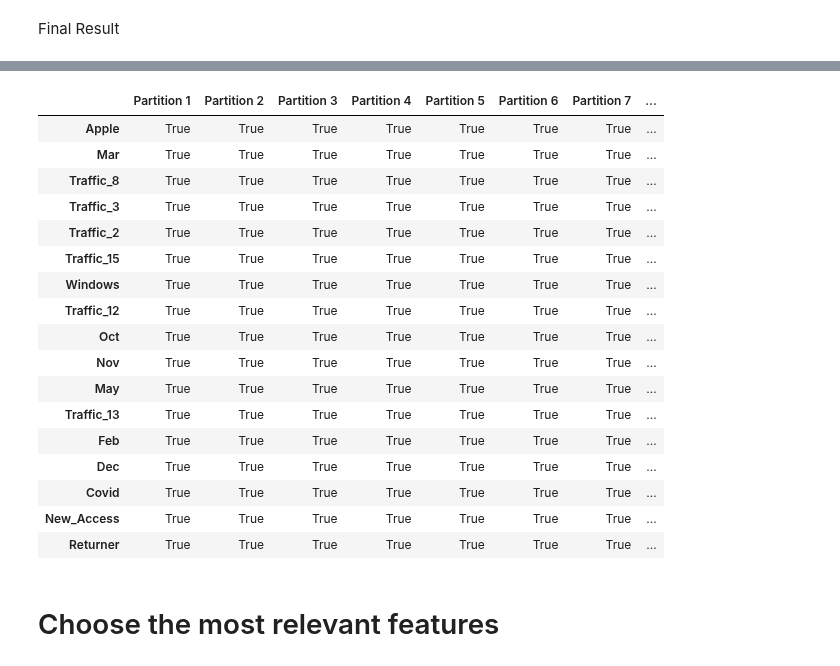
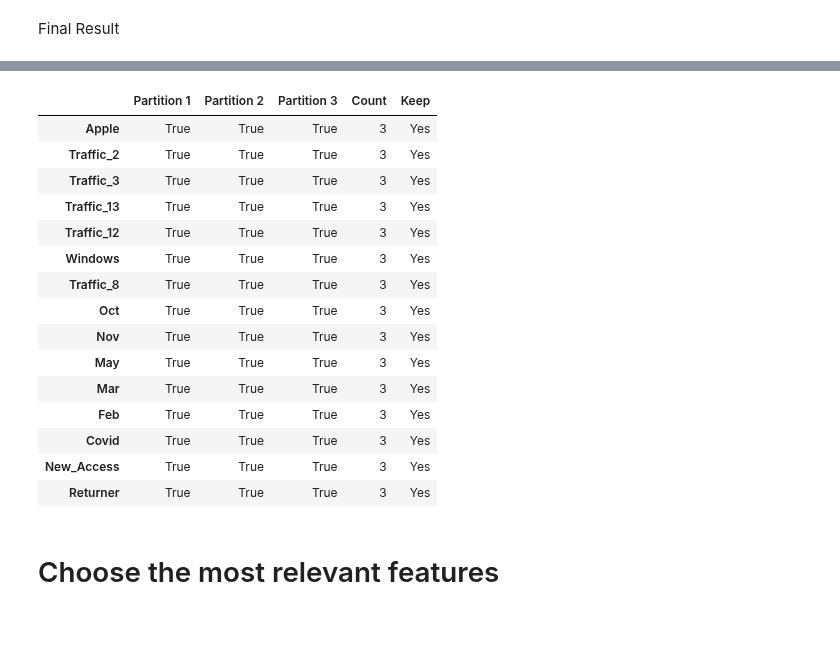
Before and after one commit to JohnnyCodess/Project-Machine-Learning, a Jupyter notebook: 202122 Fall AA Group60 Notebook-Copy1.ipynb, the cells around one changed output, grey strips where cells are left out. Saved outputs shown, nothing was run; the diff lists cells and outputs as text; code cells hidden in the pictures; blank space fills up the shorter version.

```diff
--- a/202122 Fall AA Group60 Notebook-Copy1.ipynb
+++ b/202122 Fall AA Group60 Notebook-Copy1.ipynb
@@ -210,11 +222,6 @@ def create_new_variables(df):
     df['Apple'] = df['OS'].apply(lambda x: bool(1) if x == 'MacOSX' or x == 'iOS' else bool(0))
     df['Windows'] = df['OS'].apply(lambda x: bool(1) if x == 'Windows' else bool(0))
     df['Android'] = df['OS'].apply(lambda x: bool(1) if x == 'Android' else bool(0))
-
-    # Create binary variables for the most common countries
-    df['Portugal'] = df['Country'].apply(lambda x: bool(1) if x == 'Portugal' else bool(0))
-    df['Iberian_Peninsula'] = df['Country'].apply(lambda x: bool(1) if x == 'Portugal' or x == 'Spain' else bool(0))
-    df['Spain'] = df['Country'].apply(lambda x: bool(1) if x == 'Spain' else bool(0))
 
     # Create binary variables for type of visitors
     df['Returner'] = df['Type_of_Visitor'].apply(lambda x: bool(1) if x == 'Returner' else bool(0))
@@ -266,7 +273,9 @@ def create_new_variables(df):
     df['Browser'] = df['Browser'].apply(lambda x: 'Browser_' + str(x))
     browser = pd.DataFrame(pd.get_dummies(df['Browser'], drop_first = True, dtype=bool))
 
-    df = pd.concat((df,month,type_traffic,browser), axis=1)
+    country=pd.DataFrame(pd.get_dummies(df['Country'], drop_first = True, dtype=bool))
+
+    df = pd.concat((df,month,type_traffic,browser,country), axis=1)
 
     return df
 # %%
@@ -330,16 +331,14 @@ target = techscape['Buy']
-# %%
-# Split the data --> use random state !!
-X_train, X_val, y_train, y_val = train_test_split(data, target, train_size=0.75, stratify = target, random_state=5)
-
-X_train_metric = X_train.select_dtypes(include=np.number).set_index(X_train.index)
-
-# Scale the data
-scaler = MinMaxScaler().fit(X_train_metric)
-
-X_train_metric_scaled = scaler.transform(X_train_metric)
-X_train_metric_scaled = pd.DataFrame(X_train_metric_scaled, columns = X_train_metric.columns).set_index(X_train.index)
 # %% [markdown]
 # Feature Selection
+# %%
+# Subset of data including only the numerical features
+data_metric = data.select_dtypes(include=np.number).set_index(data.index)
+data_non_metric = data.select_dtypes(exclude=np.number).set_index(data.index)
+
+# Scale the data
+scaler = MinMaxScaler().fit(data_metric)
+
+data_metric_scaled = pd.DataFrame(scaler.transform(data_metric), columns = data_metric.columns).set_index(data.index)
 # %% [markdown]
 Filter Methods:
 # %%
@@ -430 +420,8 @@ skf = StratifiedKFold(n_splits=10)
+# %%
+# Define target variable
+data = techscape.drop(['Buy'], axis=1)
+target = techscape['Buy']
+
+# Create a Stratified KFold with 10 splits
+skf = StratifiedKFold(n_splits=3)
 # %%
@@ -791,52 +859,50 @@ for train_index, val_index in skf.split(data_non_metric, target):
             chi2, p, dof, expected = stats.chi2_contingency(dfObserved.values)
             dfExpected = pd.DataFrame(expected, columns = dfObserved.columns, index = dfObserved.index)
 
             if p < 0.05:
                 importance_list.append(True)
             else:
                 importance_list.append(False)
 
         selected_features = pd.Series(importance_list, index = X_train.columns, name=f'Partition {fold}')
 
         chi_square_results = pd.concat((chi_square_results, selected_features), axis=1)
 
         fold+=1
 
 
 # Add new column with count of True's
 count_chi_square_list = []
 for index, row in chi_square_results.iterrows():
     count = 0
     for elem in row:
         if elem == True:
             count+=1
     count_chi_square_list.append(count)
 
 chi_square_results['Count'] = count_chi_square_list
 
 chi_square_results.sort_values(by='Count', ascending=False, inplace = True)
 
-chi_square_results['Keep'] = chi_square_results['Count'].apply(lambda x: 'Yes' if x == 10 else 'No')
+chi_square_results['Keep'] = chi_square_results['Count'].apply(lambda x: 'Yes' if x == 3 else 'No')
 chi_square_results[chi_square_results['Keep'] == 'Yes']
 # %% [output]
-|  | Partition 1 | Partition 2 | Partition 3 | Partition 4 | Partition 5 | Partition 6 | Partition 7 | ... |
-| Apple | True | True | True | True | True | True | True | ... |
-| Mar | True | True | True | True | True | True | True | ... |
-| Traffic_8 | True | True | True | True | True | True | True | ... |
-| Traffic_3 | True | True | True | True | True | True | True | ... |
-| Traffic_2 | True | True | True | True | True | True | True | ... |
-| Traffic_15 | True | True | True | True | True | True | True | ... |
-| Windows | True | True | True | True | True | True | True | ... |
-| Traffic_12 | True | True | True | True | True | True | True | ... |
-| Oct | True | True | True | True | True | True | True | ... |
-| Nov | True | True | True | True | True | True | True | ... |
-| May | True | True | True | True | True | True | True | ... |
-| Traffic_13 | True | True | True | True | True | True | True | ... |
-| Feb | True | True | True | True | True | True | True | ... |
-| Dec | True | True | True | True | True | True | True | ... |
-| Covid | True | True | True | True | True | True | True | ... |
-| New_Access | True | True | True | True | True | True | True | ... |
-| Returner | True | True | True | True | True | True | True | ... |
+|  | Partition 1 | Partition 2 | Partition 3 | Count | Keep |
+| Apple | True | True | True | 3 | Yes |
+| Traffic_2 | True | True | True | 3 | Yes |
+| Traffic_3 | True | True | True | 3 | Yes |
+| Traffic_13 | True | True | True | 3 | Yes |
+| Traffic_12 | True | True | True | 3 | Yes |
+| Windows | True | True | True | 3 | Yes |
+| Traffic_8 | True | True | True | 3 | Yes |
+| Oct | True | True | True | 3 | Yes |
+| Nov | True | True | True | 3 | Yes |
+| May | True | True | True | 3 | Yes |
+| Mar | True | True | True | 3 | Yes |
+| Feb | True | True | True | 3 | Yes |
+| Covid | True | True | True | 3 | Yes |
+| New_Access | True | True | True | 3 | Yes |
+| Returner | True | True | True | 3 | Yes |
 # %% [markdown]
 # Choose the most relevant features
 # %%
```
Also changed, not shown: parts of 34 cells of this notebook.
